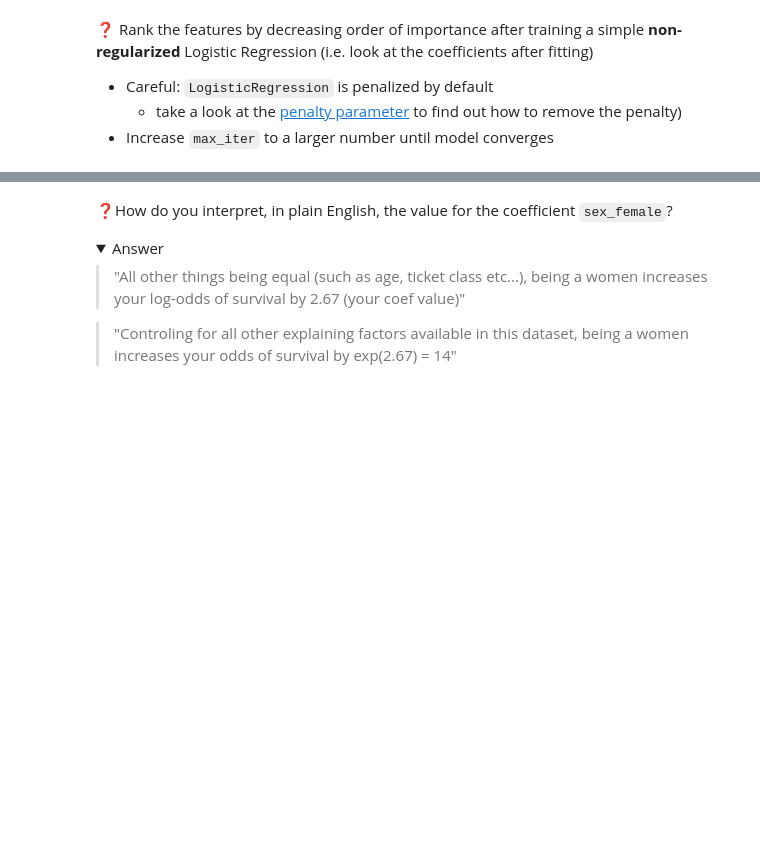
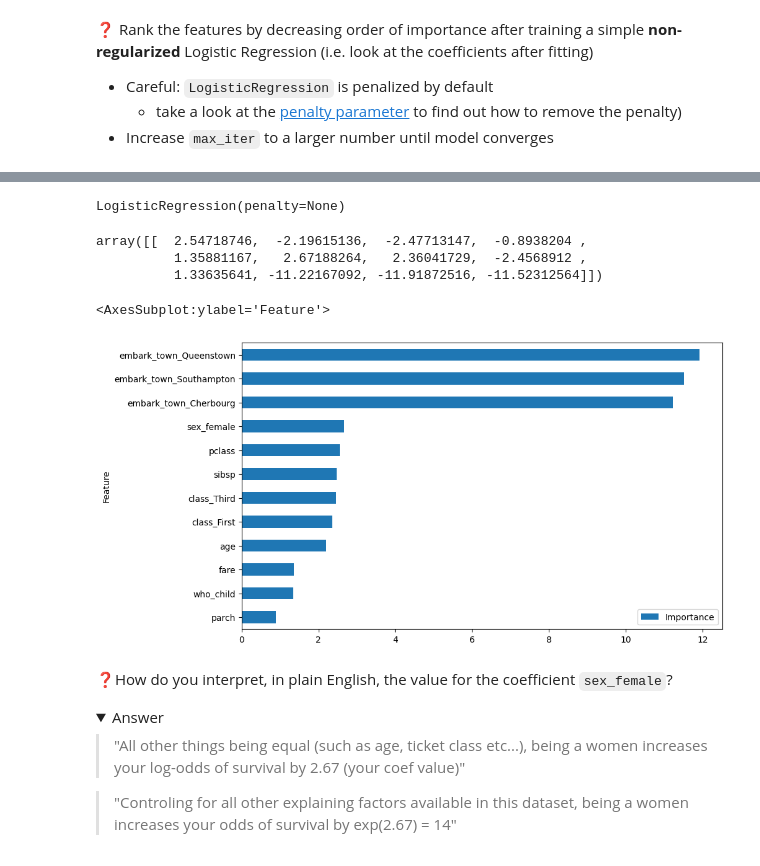
Before and after one commit to katebulaeva/data-regularization, a Jupyter notebook: Regularization.ipynb, the cells around one changed output, grey strips where cells are left out. Cells and saved outputs as stored; diff of their text form; code cells hidden in the pictures; folded sections open; blank space fills up the shorter version.

```diff
--- a/Regularization.ipynb
+++ b/Regularization.ipynb
@@ -41,0 +58,6 @@ X.shape
+# %%
+# YOUR CODE HERE
+from sklearn.linear_model import LogisticRegression
+
+model = LogisticRegression()
+model.fit(X_scaled,y)
@@ -42,3 +108,23 @@ X.shape
+# %%
+model = LogisticRegression(penalty=None,max_iter= 100)
+model.fit(X_scaled,y)
+# %% [output]
+LogisticRegression(penalty=None)
+# %%
+coefficients = model.coef_
+coefficients
+# %% [output]
+array([[  2.54718746,  -2.19615136,  -2.47713147,  -0.8938204 ,
+          1.35881167,   2.67188264,   2.36041729,  -2.4568912 ,
+          1.33635641, -11.22167092, -11.91872516, -11.52312564]])
+# %%
+avg_importance = np.mean(np.abs(coefficients), axis=0)
+feature_importance = pd.DataFrame({'Feature': X_scaled.columns, 'Importance': avg_importance})
+feature_importance = feature_importance.sort_values('Importance', ascending=True)
+feature_importance.plot(x='Feature', y='Importance', kind='barh', figsize=(10, 6))
+# %% [output]
+<AxesSubplot:ylabel='Feature'>
+[figure, added]
 # %% [markdown]
 ❓How do you interpret, in plain English, the value for the coefficient `sex_female`?
 
```
Also changed, not shown: parts of 27 cells of this notebook, 1 other file.
